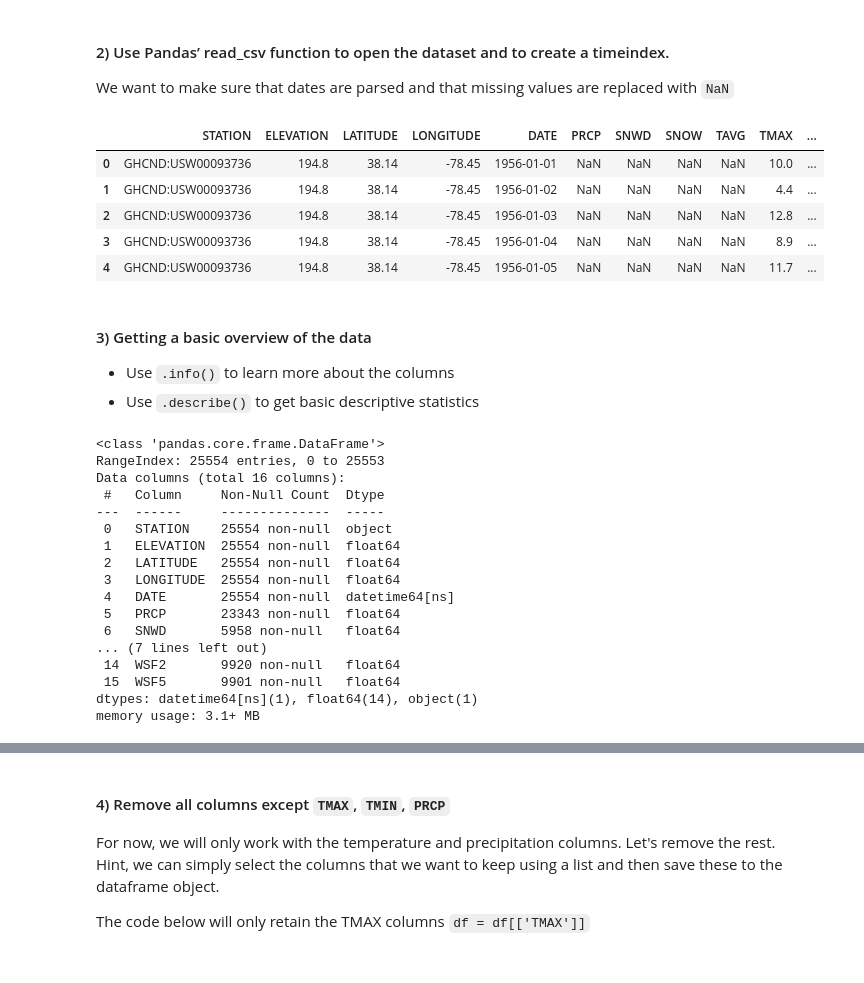
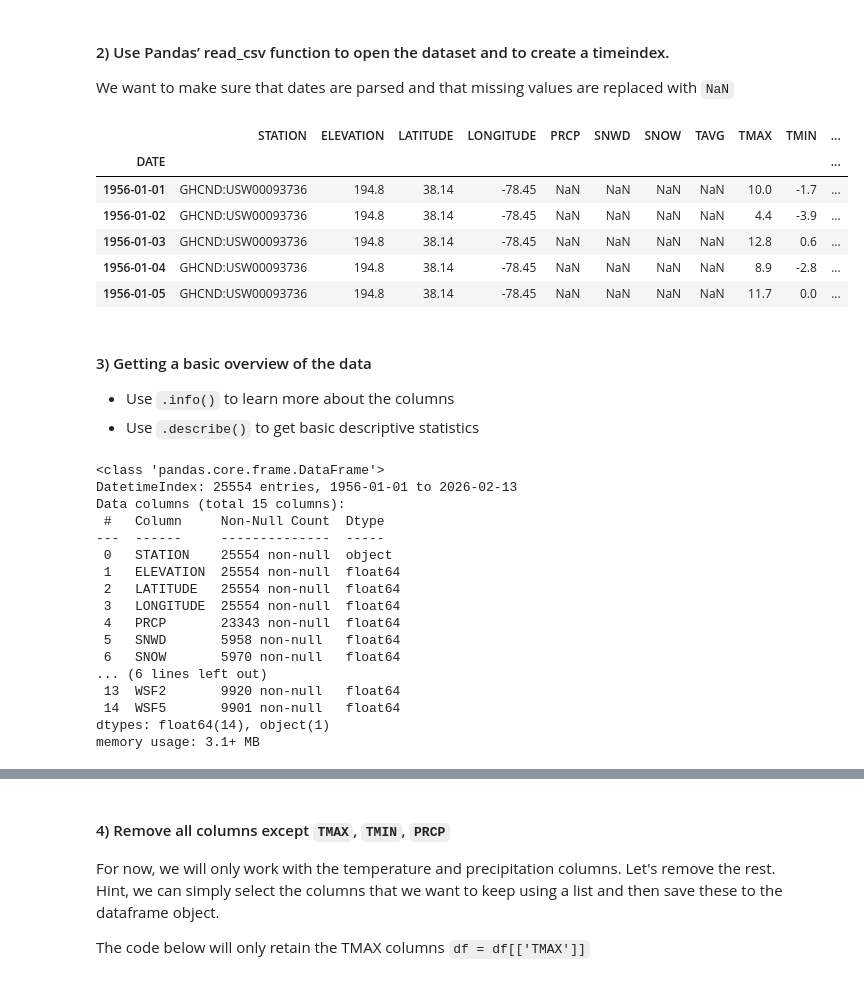
Before and after one commit to mncknight/ISAT_420_S26_Shared, a Jupyter notebook: W5_Pandas_Groupby_And_Timeseries/Code/w5_pandas_timerseries_practice.ipynb, the cells around one changed output, grey strips where cells are left out. Saved outputs shown, nothing was run; the diff lists cells and outputs as text; code cells hidden in the pictures.

```diff
--- a/W5_Pandas_Groupby_And_Timeseries/Code/w5_pandas_timerseries_practice.ipynb
+++ b/W5_Pandas_Groupby_And_Timeseries/Code/w5_pandas_timerseries_practice.ipynb
@@ -21,17 +22,19 @@ We want to make sure that dates are parsed and that missing values are replaced
 # %%
 datafile = r'../Data/CDO_USW00093736_1955_2025.txt'
 df = pd.read_csv(datafile, sep=r'\s+',
-                 na_values=[-9999.0, -99.0],
+                 na_values=[-9999.0, -9999.0],
                  skiprows = [1],
                  parse_dates=[4])
+df = df.set_index('DATE')
 df.head()
 # %% [output]
-|  | STATION | ELEVATION | LATITUDE | LONGITUDE | DATE | PRCP | SNWD | SNOW | TAVG | TMAX | ... |
-| 0 | GHCND:USW00093736 | 194.8 | 38.14 | -78.45 | 1956-01-01 | NaN | NaN | NaN | NaN | 10.0 | ... |
-| 1 | GHCND:USW00093736 | 194.8 | 38.14 | -78.45 | 1956-01-02 | NaN | NaN | NaN | NaN | 4.4 | ... |
-| 2 | GHCND:USW00093736 | 194.8 | 38.14 | -78.45 | 1956-01-03 | NaN | NaN | NaN | NaN | 12.8 | ... |
-| 3 | GHCND:USW00093736 | 194.8 | 38.14 | -78.45 | 1956-01-04 | NaN | NaN | NaN | NaN | 8.9 | ... |
-| 4 | GHCND:USW00093736 | 194.8 | 38.14 | -78.45 | 1956-01-05 | NaN | NaN | NaN | NaN | 11.7 | ... |
+|  | STATION | ELEVATION | LATITUDE | LONGITUDE | PRCP | SNWD | SNOW | TAVG | TMAX | TMIN | ... |
+| DATE |  |  |  |  |  |  |  |  |  |  | ... |
+| 1956-01-01 | GHCND:USW00093736 | 194.8 | 38.14 | -78.45 | NaN | NaN | NaN | NaN | 10.0 | -1.7 | ... |
+| 1956-01-02 | GHCND:USW00093736 | 194.8 | 38.14 | -78.45 | NaN | NaN | NaN | NaN | 4.4 | -3.9 | ... |
+| 1956-01-03 | GHCND:USW00093736 | 194.8 | 38.14 | -78.45 | NaN | NaN | NaN | NaN | 12.8 | 0.6 | ... |
+| 1956-01-04 | GHCND:USW00093736 | 194.8 | 38.14 | -78.45 | NaN | NaN | NaN | NaN | 8.9 | -2.8 | ... |
+| 1956-01-05 | GHCND:USW00093736 | 194.8 | 38.14 | -78.45 | NaN | NaN | NaN | NaN | 11.7 | 0.0 | ... |
 # %% [markdown]
 #### 3) Getting a basic overview of the data
 
@@ -41,21 +44,21 @@ df.head()
 df.info()
 # %% [output]
 <class 'pandas.core.frame.DataFrame'>
-RangeIndex: 25554 entries, 0 to 25553
-Data columns (total 16 columns):
+DatetimeIndex: 25554 entries, 1956-01-01 to 2026-02-13
+Data columns (total 15 columns):
  #   Column     Non-Null Count  Dtype
 ---  ------     --------------  -----
  0   STATION    25554 non-null  object
  1   ELEVATION  25554 non-null  float64
  2   LATITUDE   25554 non-null  float64
  3   LONGITUDE  25554 non-null  float64
- 4   DATE       25554 non-null  datetime64[ns]
- 5   PRCP       23343 non-null  float64
- 6   SNWD       5958 non-null   float64
-... (7 lines left out)
- 14  WSF2       9920 non-null   float64
- 15  WSF5       9901 non-null   float64
-dtypes: datetime64[ns](1), float64(14), object(1)
+ 4   PRCP       23343 non-null  float64
+ 5   SNWD       5958 non-null   float64
+ 6   SNOW       5970 non-null   float64
+... (6 lines left out)
+ 13  WSF2       9920 non-null   float64
+ 14  WSF5       9901 non-null   float64
+dtypes: float64(14), object(1)
 memory usage: 3.1+ MB
 # %%
 df.describe()
```
Also changed, not shown: parts of 8 cells of this notebook.
